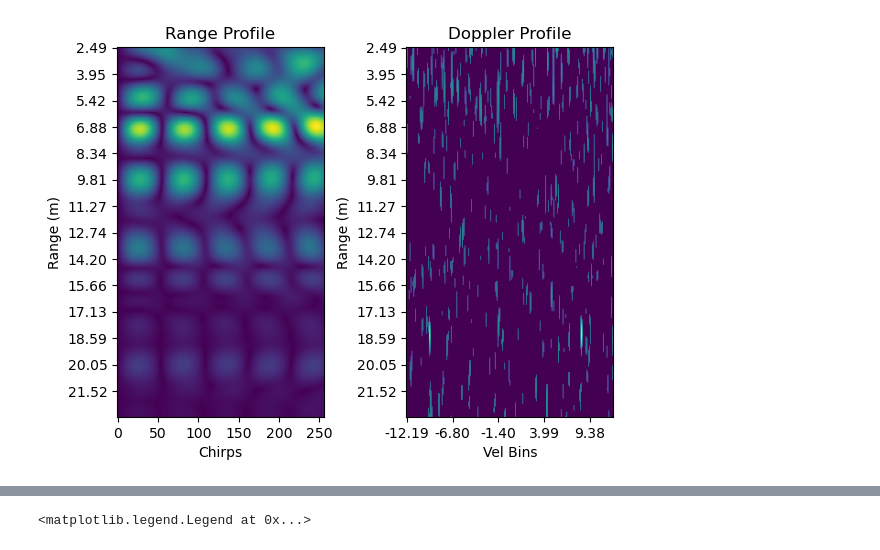
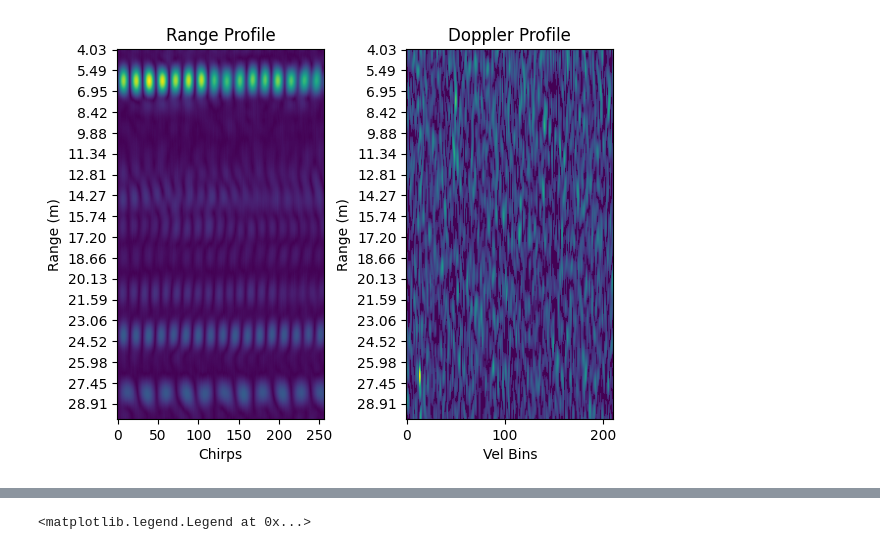
Before and after one commit to rokubo2/mmetro, a Jupyter notebook: mmtero_light.ipynb, the cells around one changed output, grey strips where cells are left out. Saved outputs shown, nothing was run; the diff lists cells and outputs as text; code cells hidden in the pictures.

```diff
--- a/mmtero_light.ipynb
+++ b/mmtero_light.ipynb
@@ -18,10 +18,11 @@ from matplotlib.ticker import MaxNLocator
 import matplotlib as mpl
 # %%
 dir = '/Users/ryuokubo/mmetro/Data/'
-names = [x for x in glob.glob(dir + '*ryu_motion3-24GHz.pickle')]
+dir = r"C:\Users\ryu_o\Documents\GitHub\mmetro\Data\\"
+names = [x for x in glob.glob(dir + '*ryu_motion8*.pickle')]
+# names =  [x for x in glob.glob(dir + '*with_wood-24GHz.pickle')]
+# names =  [x for x in glob.glob(dir + '*with_leaves-24GHz.pickle')]
 names.sort()
 pprint(names)
 names_outdoor = [x for x in glob.glob(dir + '*ryu_motion4-24GHz.pickle')]
-names_outdoor.sort()
-pprint(names_outdoor)
 # %% [output]
@@ -48,7 +32,7 @@ names_good_outdoor = [names_outdoor[i] for i in good_indices_out]
 # %%
-utils = Mmetro_Utils(maxRange=23, switchPer = 2500e-6)
+utils = Mmetro_Utils(maxRange=50, RMin=4, switchPer = 625e-6)
 # %%
-utils.plot_doppler(names[4], 80, save_fig = False, save_RD_norm = False, cut=15, threshold = 0.3)
+utils.plot_doppler(names[0], 70, save_fig = False, save_RD_norm = False, cut=[5,40], threshold = 0.1)
 # %% [output]
-[figure, old version]
+[figure, new version]
 # %%
```
Also changed, not shown: parts of 5 cells of this notebook, 2 other files.
